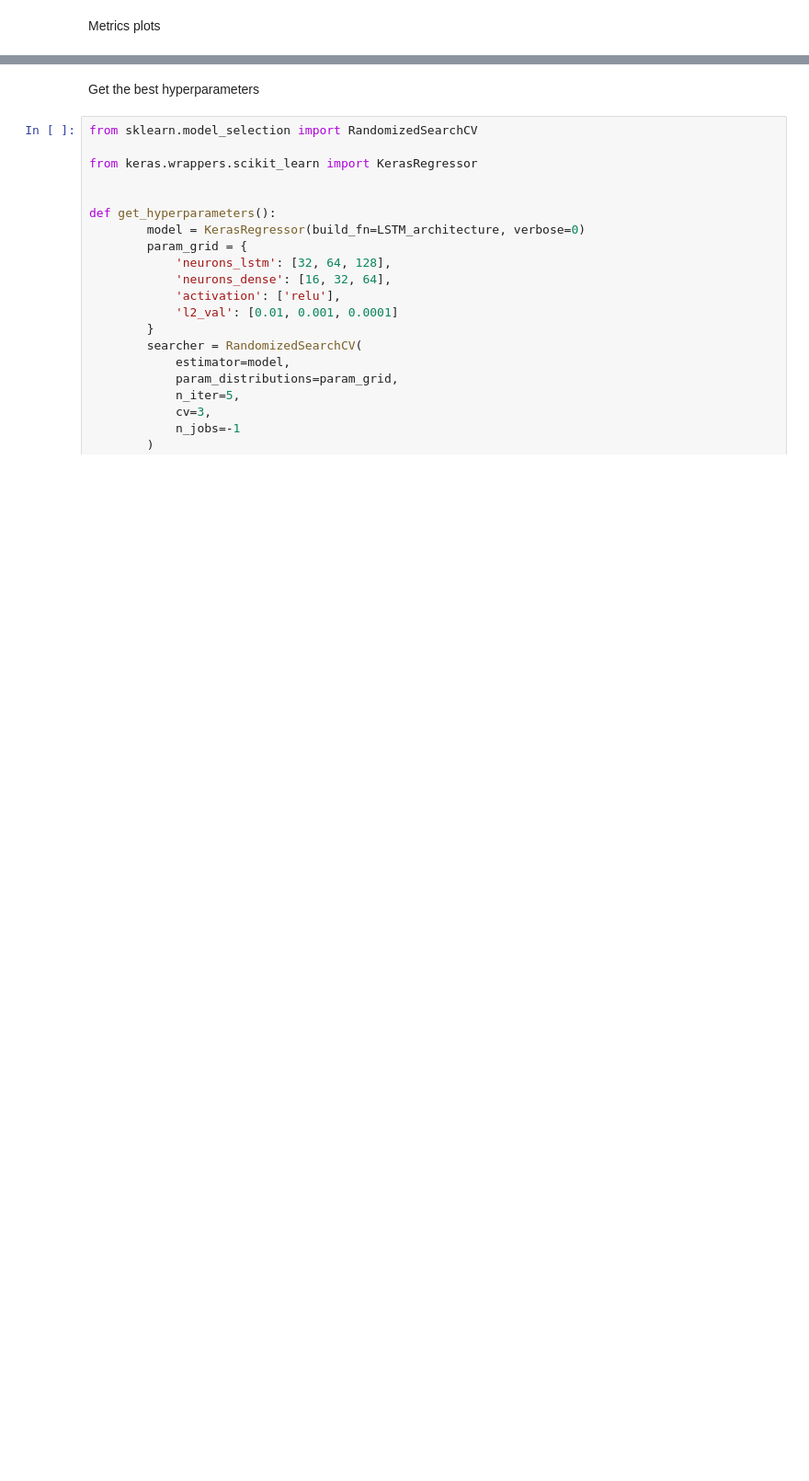
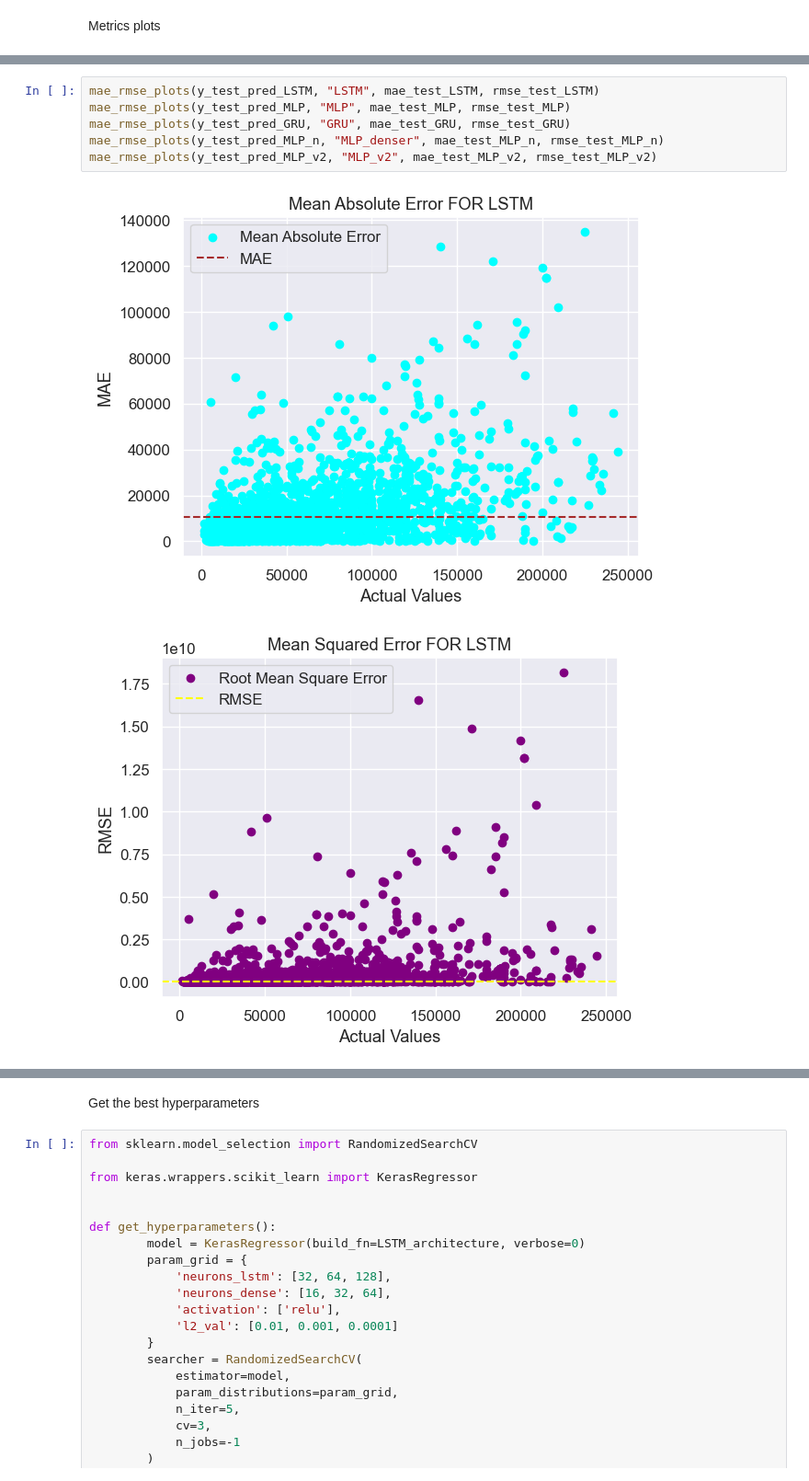
Before and after one commit to PsimonL/AI_Assesment, a Jupyter notebook: main.ipynb, the cells around one changed output, grey strips where cells are left out. Shown at 92% size. Saved outputs shown, nothing was run; the diff lists cells and outputs as text; blank space fills up the shorter version.

```diff
--- a/main.ipynb
+++ b/main.ipynb
@@ -865,0 +914,9 @@ metrics_plots(history_MLP_v2, y_pred_MLP_v2, mae_MLP_v2, mse_MLP_v2, "MLP v2")
+# %%
+mae_rmse_plots(y_test_pred_LSTM, "LSTM", mae_test_LSTM, rmse_test_LSTM)
+mae_rmse_plots(y_test_pred_MLP, "MLP", mae_test_MLP, rmse_test_MLP)
+mae_rmse_plots(y_test_pred_GRU, "GRU", mae_test_GRU, rmse_test_GRU)
+mae_rmse_plots(y_test_pred_MLP_n, "MLP_denser", mae_test_MLP_n, rmse_test_MLP_n)
+mae_rmse_plots(y_test_pred_MLP_v2, "MLP_v2", mae_test_MLP_v2, rmse_test_MLP_v2)
+# %% [output]
+[figure, added]
+[figure, added]
```
Also changed, not shown: parts of 35 cells of this notebook.
